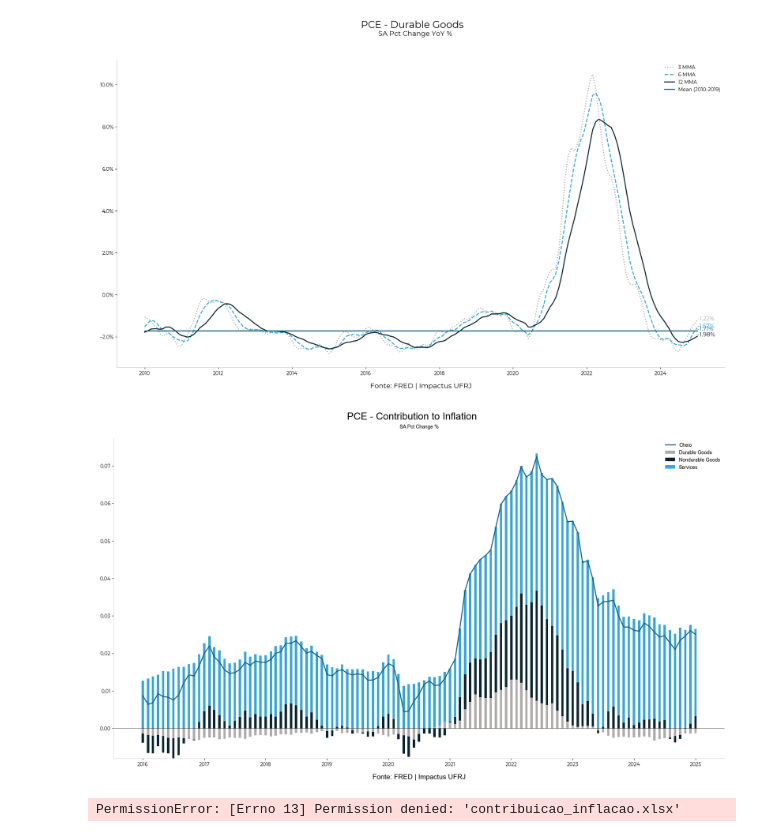
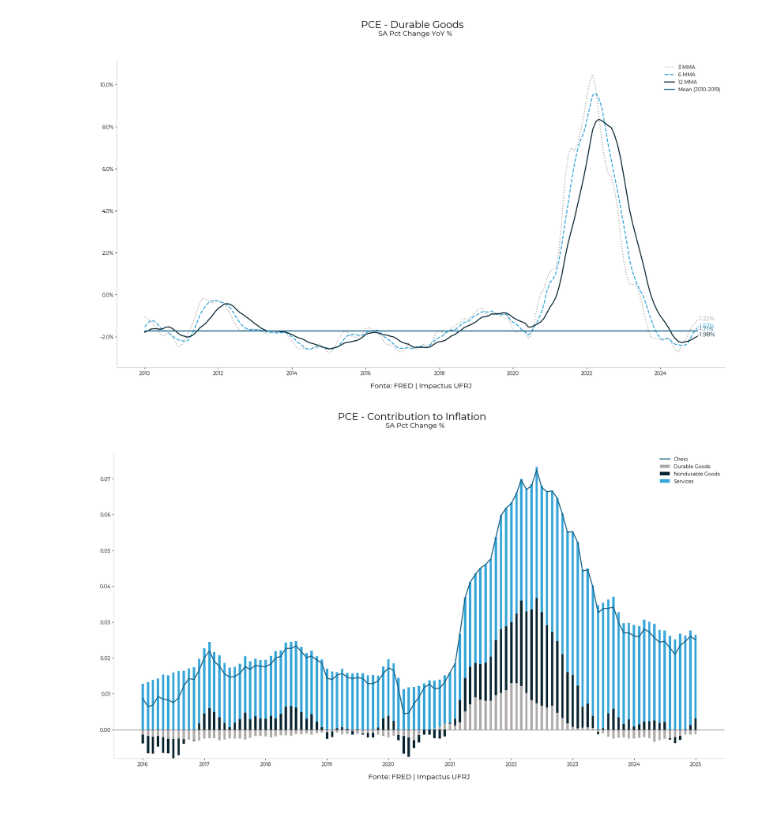
Before and after one commit to Joao-Henrique-Q/Impactus_Python_Scripts, a Jupyter notebook: Inflation.ipynb, the cells around one changed output. Drawn from its saved outputs; the diff is of its cells as text; code cells hidden in the pictures.

```diff
--- a/Inflation.ipynb
+++ b/Inflation.ipynb
@@ -909,16 +860,8 @@ plt.show()
 # %% [output]
 [figure]
 # %%
-import pandas as pd
-import matplotlib.pyplot as plt
-import matplotlib.font_manager as fm
-from fredapi import Fred
-import os
+#Refazer a porra da contribuição
 
-
-font_prop = fm.FontProperties(fname=fm.findfont('Arial'))
-
-fred = Fred(api_key='672d5598c8a41df9397cc5eb92c02d5e')
 data_pce = fred.get_series("PCE")
 data_ngoods = fred.get_series("PCEND")
 data_dgoods = fred.get_series("PCEDG")
@@ -954,53 +897,37 @@ contribuicao = pd.DataFrame()
 contribuicao["Durable Goods"] = proporcao["Durable Goods"] * inflation["Durable Goods"]
 contribuicao["Nondurable Goods"] = proporcao["Nondurable Goods"] * inflation["Nondurable Goods"]
 contribuicao["Services"] = proporcao["Services"] * inflation["Services"]
-contribuicao["PCE"] = inflation["Cheio"]
 
 contribuicao = contribuicao[(contribuicao.index.year >= 2016)]
 
 contribuicao_positive = contribuicao.clip(lower=0)
 contribuicao_negative = contribuicao.clip(upper=0)
 
 plt.figure(figsize=(18, 10.8))
-
 
 plt.bar(contribuicao.index, contribuicao_positive["Durable Goods"], color="#AFABAB", label="Durable Goods", width=14)
 plt.bar(contribuicao.index, contribuicao_negative["Durable Goods"], color="#AFABAB", width=14)
 
 plt.bar(contribuicao.index, contribuicao_positive["Nondurable Goods"], bottom=contribuicao_positive["Durable Goods"], color="#082631", label="Nondurable Goods", width=14)
 plt.bar(contribuicao.index, contribuicao_negative["Nondurable Goods"], bottom=contribuicao_negative["Durable Goods"], color="#082631", width=14)
 
 plt.bar(contribuicao.index, contribuicao_positive["Services"], bottom=contribuicao_positive["Durable Goods"] + contribuicao_positive["Nondurable Goods"], color="#37A6D9", label="Services", width=14)
 plt.bar(contribuicao.index, contribuicao_negative["Services"], bottom=contribuicao_negative["Durable Goods"] + contribuicao_negative["Nondurable Goods"], color="#37A6D9", width=14)
 
 plt.plot(contribuicao.index, inflation["Cheio"], color="#166083", label="Cheio", linewidth=2)
 
-plt.suptitle("PCE - Contribution to Inflation", fontsize=20, fontweight='bold', fontproperties=font_prop, y=0.98)  # Ajuste a posição vertical com `y`
-plt.title("SA Pct Change %", fontsize=14, fontproperties=font_prop, pad=20)  # Adiciona um subtítulo com padding
+plt.suptitle("PCE - Contribution to Inflation", fontsize=20, fontweight='bold', fontproperties=font_prop)
+plt.text(0.505, 0.94, "SA Pct Change %", fontsize=14, fontproperties=font_prop, ha='center', transform=plt.gcf().transFigure)
 plt.legend(frameon=False, fontsize=14, prop=font_prop, loc="upper right")
-
-
 plt.axhline(y=0, color='black', linewidth=0.5)
-
 
 plt.gca().spines["top"].set_visible(False)
 plt.gca().spines["right"].set_visible(False)
 plt.gca().spines["left"].set_color("#d9d9d9")
 plt.gca().spines["bottom"].set_color("#d9d9d9")
 
 plt.xlabel("Fonte: FRED | Impactus UFRJ", fontsize=14, labelpad=15, fontproperties=font_prop)
 plt.tight_layout()
 plt.show()
-
-# Salvar o DataFrame em um arquivo Excel
-caminho_arquivo = "contribuicao_inflacao.xlsx"
-contribuicao.to_excel(caminho_arquivo, index=True)
-if os.name == 'nt':
-    os.startfile(caminho_arquivo)
-elif os.name == 'posix':
-    os.system(f'open "{caminho_arquivo}"')
-else:
-    print("Sistema operacional não suportado para abrir o arquivo automaticamente.")
 # %% [output]
-[figure, old version]
+[figure, new version]
-PermissionError: [Errno 13] Permission denied: 'contribuicao_inflacao.xlsx'
```
Also changed, not shown: parts of 3 cells of this notebook, 2 other files.
